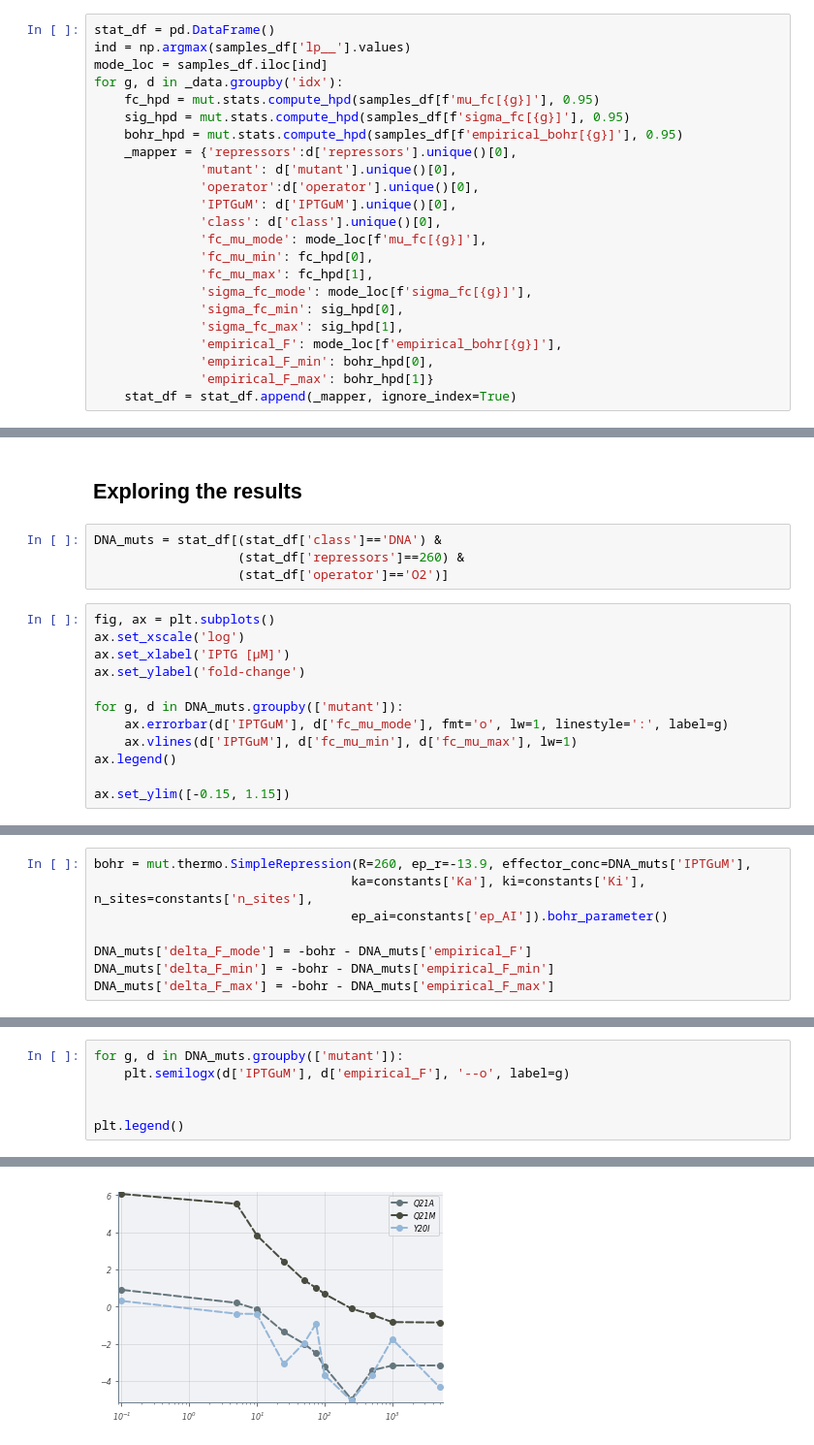
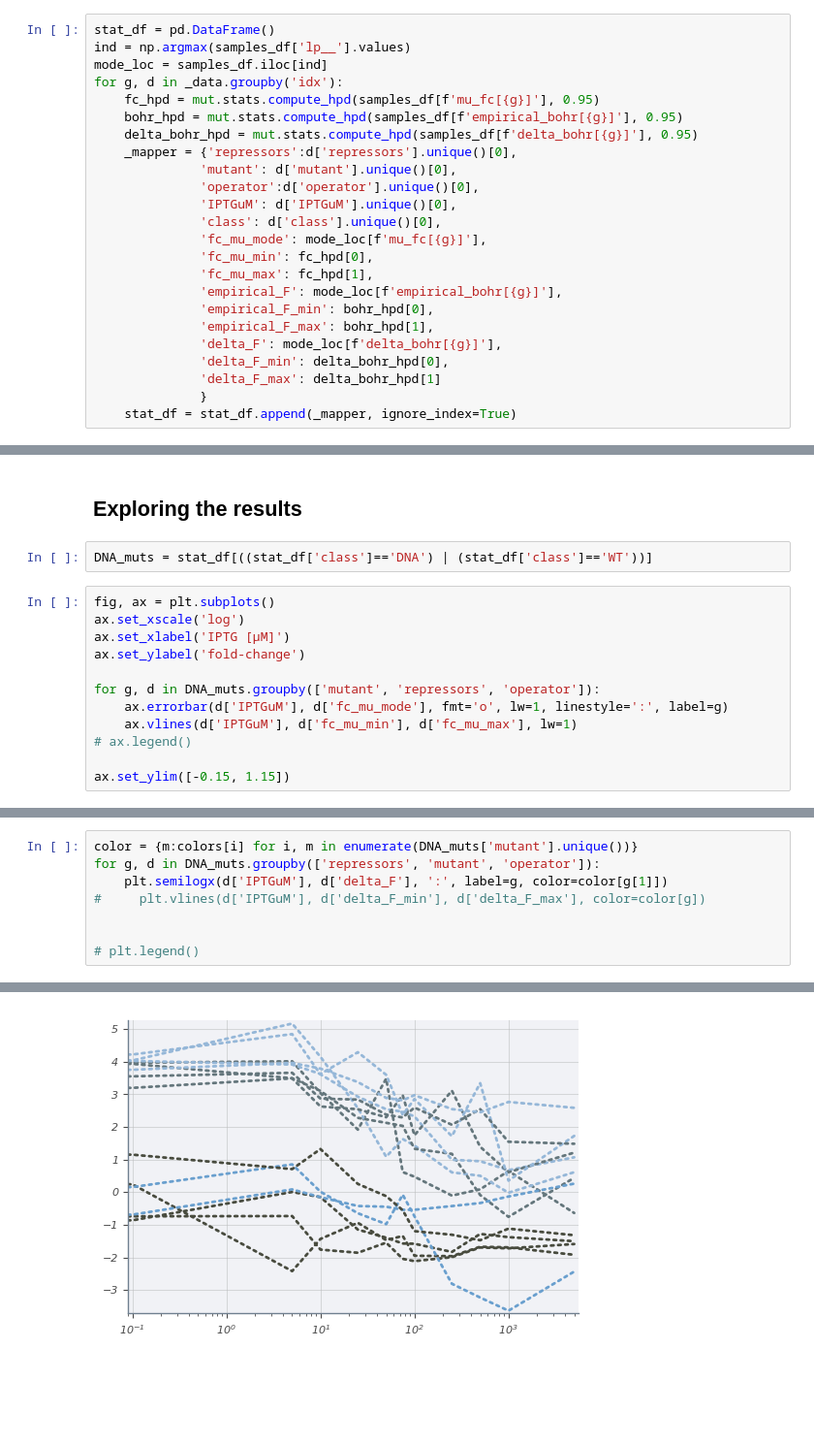
Before and after one commit to RPGroup-PBoC/mwc_mutants, a Jupyter notebook: code/analysis/hierarchical_f.ipynb, the cells around one changed output, grey strips where cells are left out. Shown: that part at 97% size. Cells and saved outputs as stored; diff of their text form; blank space fills up the shorter version.

```diff
--- a/code/analysis/hierarchical_f.ipynb
+++ b/code/analysis/hierarchical_f.ipynb
@@ -102,8 +141,8 @@ ind = np.argmax(samples_df['lp__'].values)
 mode_loc = samples_df.iloc[ind]
 for g, d in _data.groupby('idx'):
     fc_hpd = mut.stats.compute_hpd(samples_df[f'mu_fc[{g}]'], 0.95)
-    sig_hpd = mut.stats.compute_hpd(samples_df[f'sigma_fc[{g}]'], 0.95)
     bohr_hpd = mut.stats.compute_hpd(samples_df[f'empirical_bohr[{g}]'], 0.95)
+    delta_bohr_hpd = mut.stats.compute_hpd(samples_df[f'delta_bohr[{g}]'], 0.95)
     _mapper = {'repressors':d['repressors'].unique()[0],
               'mutant': d['mutant'].unique()[0],
               'operator':d['operator'].unique()[0],
@@ -112,31 +151,30 @@ for g, d in _data.groupby('idx'):
               'fc_mu_mode': mode_loc[f'mu_fc[{g}]'],
               'fc_mu_min': fc_hpd[0],
               'fc_mu_max': fc_hpd[1],
-              'sigma_fc_mode': mode_loc[f'sigma_fc[{g}]'],
-              'sigma_fc_min': sig_hpd[0],
-              'sigma_fc_max': sig_hpd[1],
               'empirical_F': mode_loc[f'empirical_bohr[{g}]'],
               'empirical_F_min': bohr_hpd[0],
-              'empirical_F_max': bohr_hpd[1]}
+              'empirical_F_max': bohr_hpd[1],
+              'delta_F': mode_loc[f'delta_bohr[{g}]'],
+              'delta_F_min': delta_bohr_hpd[0],
+              'delta_F_max': delta_bohr_hpd[1]
+              }
     stat_df = stat_df.append(_mapper, ignore_index=True)
 # %%
 stat_df.to_csv('../../data/csv/hierarchical_F_foldchange_stats.csv', index=False)
 # %% [markdown]
 ## Exploring the results
 # %%
-DNA_muts = stat_df[(stat_df['class']=='DNA') &
-                   (stat_df['repressors']==260) &
-                   (stat_df['operator']=='O2')]
+DNA_muts = stat_df[((stat_df['class']=='DNA') | (stat_df['class']=='WT'))]
 # %%
 fig, ax = plt.subplots()
 ax.set_xscale('log')
 ax.set_xlabel('IPTG [µM]')
 ax.set_ylabel('fold-change')
 
-for g, d in DNA_muts.groupby(['mutant']):
+for g, d in DNA_muts.groupby(['mutant', 'repressors', 'operator']):
     ax.errorbar(d['IPTGuM'], d['fc_mu_mode'], fmt='o', lw=1, linestyle=':', label=g)
     ax.vlines(d['IPTGuM'], d['fc_mu_min'], d['fc_mu_max'], lw=1)
-ax.legend()
+# ax.legend()
 
 ax.set_ylim([-0.15, 1.15])
 # %% [output]
@@ -148,8 +182,0 @@ constants = mut.thermo.load_constants()
-# %%
-bohr = mut.thermo.SimpleRepression(R=260, ep_r=-13.9, effector_conc=DNA_muts['IPTGuM'],
-                                  ka=constants['Ka'], ki=constants['Ki'], n_sites=constants['n_sites'],
-                                  ep_ai=constants['ep_AI']).bohr_parameter()
-
-DNA_muts['delta_F_mode'] = -bohr - DNA_muts['empirical_F']
-DNA_muts['delta_F_min'] = -bohr - DNA_muts['empirical_F_min']
-DNA_muts['delta_F_max'] = -bohr - DNA_muts['empirical_F_max']
@@ -172,7 +183,9 @@ See the caveats in the documentation: http://pandas.pydata.org/pandas-docs/stabl
 # %%
-for g, d in DNA_muts.groupby(['mutant']):
-    plt.semilogx(d['IPTGuM'], d['empirical_F'], '--o', label=g)
+color = {m:colors[i] for i, m in enumerate(DNA_muts['mutant'].unique())}
+for g, d in DNA_muts.groupby(['repressors', 'mutant', 'operator']):
+    plt.semilogx(d['IPTGuM'], d['delta_F'], ':', label=g, color=color[g[1]])
+#     plt.vlines(d['IPTGuM'], d['delta_F_min'], d['delta_F_max'], color=color[g])
 
 
-plt.legend()
+# plt.legend()
 # %% [output]
@@ -180 +192 @@ plt.legend()
-[figure, old version]
+[figure, new version]
```
Also changed, not shown: parts of 12 cells of this notebook, 1 other file.
